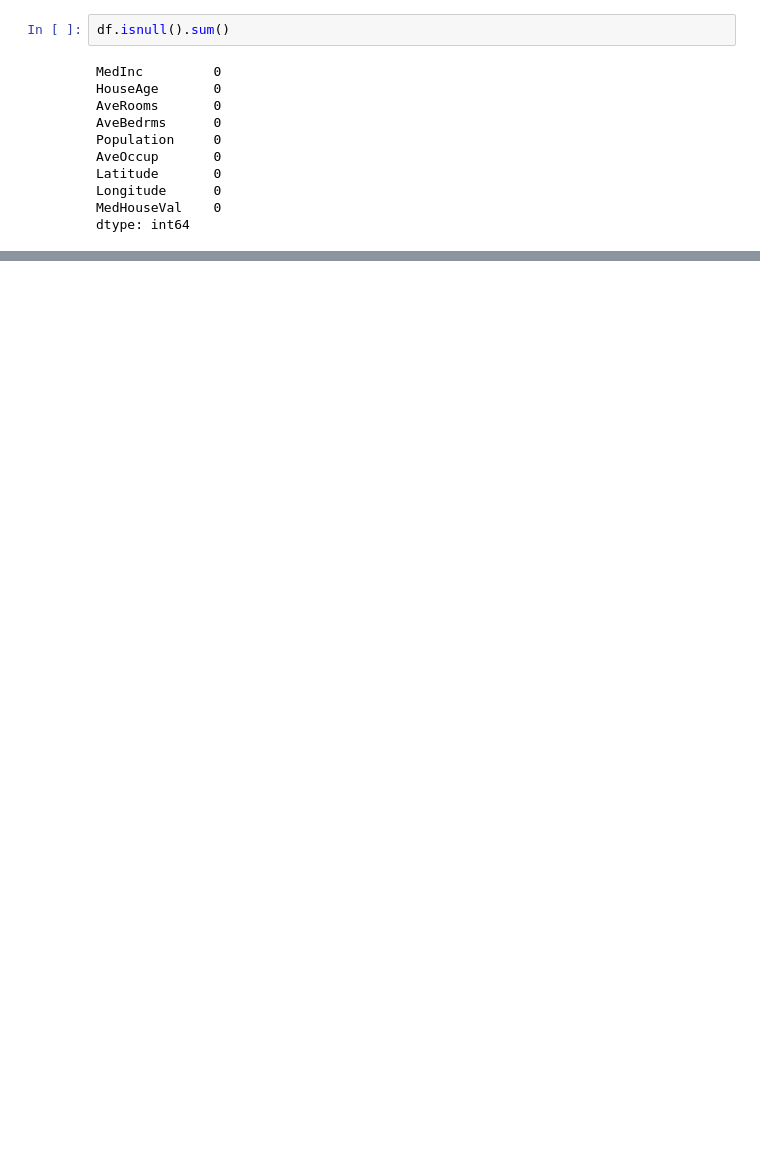
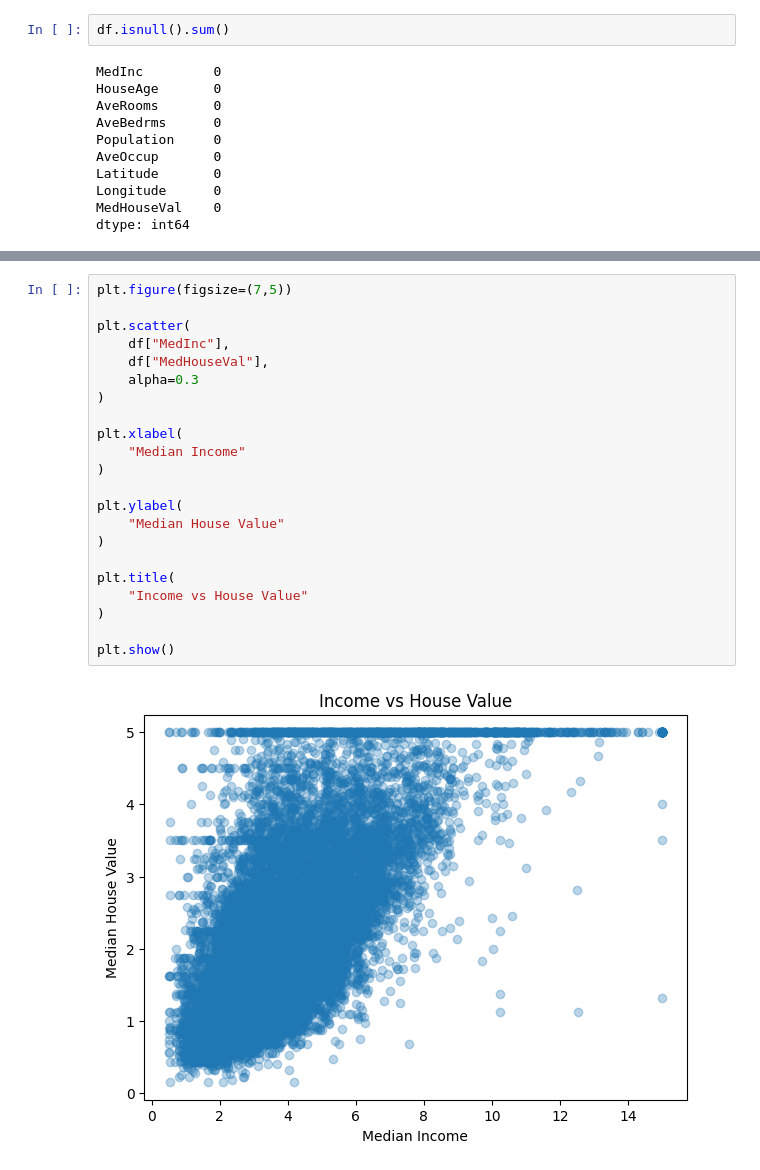
Before and after one commit to niusha-yaghini/Artificial_Intelligence_Course, a Jupyter notebook: 05-machine-learning/02-supervised-learning/01-regression/01_linear_regression.ipynb, the cells around one changed output, grey strips where cells are left out. Saved outputs shown, nothing was run; the diff lists cells and outputs as text; blank space fills up the shorter version.

```diff
--- a/05-machine-learning/02-supervised-learning/01-regression/01_linear_regression.ipynb
+++ b/05-machine-learning/02-supervised-learning/01-regression/01_linear_regression.ipynb
@@ -134,0 +299,24 @@ X_train, X_test, y_train, y_test = train_test_split(
+# %%
+plt.figure(figsize=(7,5))
+
+plt.scatter(
+    df["MedInc"],
+    df["MedHouseVal"],
+    alpha=0.3
+)
+
+plt.xlabel(
+    "Median Income"
+)
+
+plt.ylabel(
+    "Median House Value"
+)
+
+plt.title(
+    "Income vs House Value"
+)
+
+plt.show()
+# %% [output]
+[figure, added]
```
Also changed, not shown: parts of 34 cells of this notebook, 1 other file.
